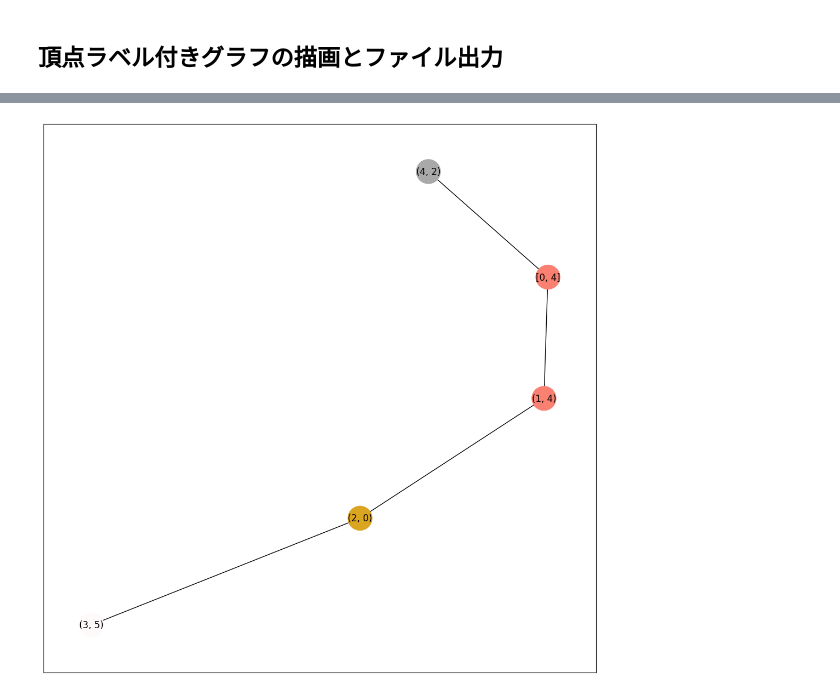
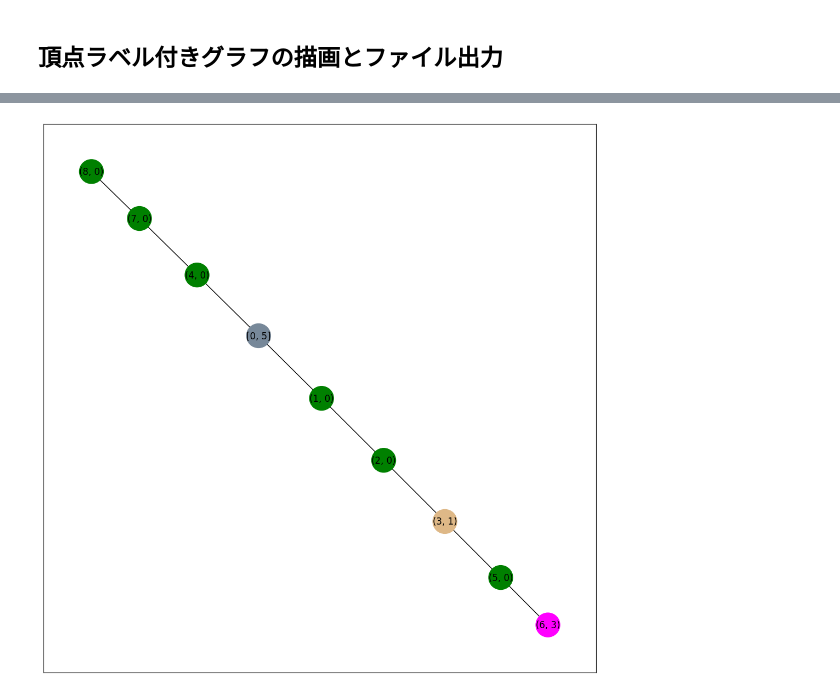
Before and after one commit to FRANKI3420/draw_graph, a Jupyter notebook: pattern7/draw_graph.ipynb, the cells around one changed output, grey strips where cells are left out. Cells and saved outputs as stored; diff of their text form; code cells hidden in the pictures.

```diff
--- a/pattern7/draw_graph.ipynb
+++ b/pattern7/draw_graph.ipynb
@@ -14,7 +14,7 @@ from matplotlib.backends.backend_pdf import PdfPages
 pdf = PdfPages("graph.pdf")
 
 # ファイルを読み込む
-with open("g23962.txt", "r") as f:
+with open("g12082.txt", "r") as f:
     data = f.readlines()
 
 data_len = len(data)
@@ -117,7 +117,7 @@ from matplotlib.backends.backend_pdf import PdfPages
 pdf = PdfPages("q.pdf")
 
 # ファイルを読み込む
-with open("q27.txt", "r") as f:
+with open("q26.txt", "r") as f:
     data = f.readlines()
 
 data_len = len(data)
@@ -177,31 +177,31 @@ while True:
     # 辺をグラフに追加
     for line in data[now+n+2:now+n+2+m]:
         u, v = map(int, line.split())
         G.add_edge(u, v)
 
     now+=n+2+m
 
     # fig = plt.figure()
 
     fig, ax = plt.subplots(figsize=(13, 13))  # 図のサイズを調整
 
 
   # force-directed layoutアルゴリズムを使用してノードの位置を計算
     pos = nx.spring_layout(G)
     nx.draw_networkx_nodes(G, pos,node_size=1000,node_color=[color_array[node] for node in nodes])
     # nx.draw_networkx_nodes(G, pos,node_size=1000)
 
     nx.draw_networkx_edges(G, pos)
     nx.draw_networkx_labels(G, pos, labels, font_size=12,font_color='black')
 
     plt.show()
 
     plt.close()   # Figureオブジェクトを閉じる
     pdf.savefig(fig)
 
     if now>=data_len:
         break
 
 pdf.close()
 # %% [output]
-[figure, old version]
+[figure, new version]
```
Also changed, not shown: parts of 9 cells of this notebook, 52 other files.
